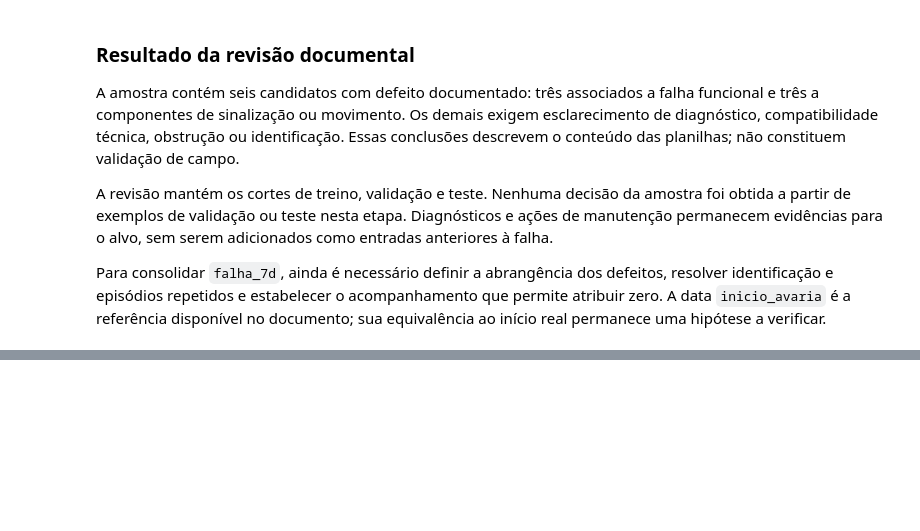
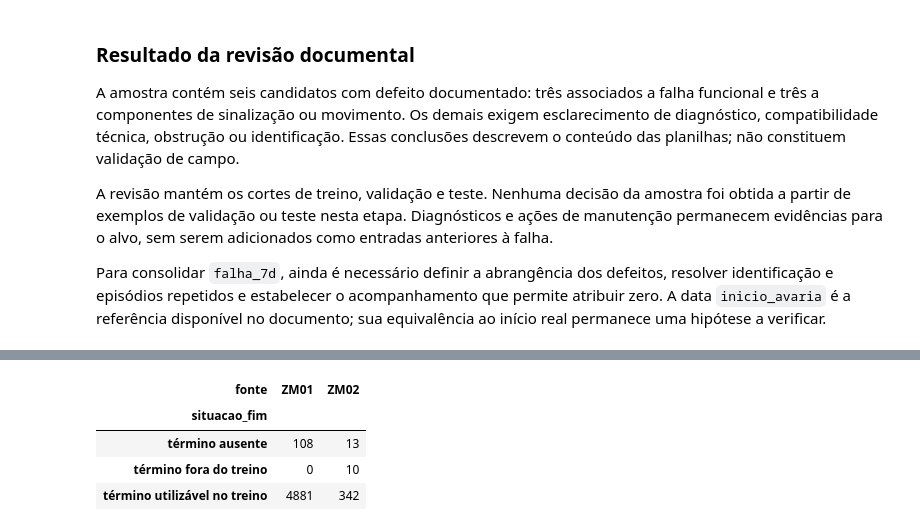
Before and after one commit to joaocardosodias/Lumem, a Jupyter notebook: models/modelo-rnn-1/01-criacao-tabela-mestra.ipynb, the cells around one changed output, grey strips where cells are left out. Saved outputs shown, nothing was run; the diff lists cells and outputs as text; code cells hidden in the pictures; blank space fills up the shorter version.

```diff
--- a/models/modelo-rnn-1/01-criacao-tabela-mestra.ipynb
+++ b/models/modelo-rnn-1/01-criacao-tabela-mestra.ipynb
@@ -3996,0 +4005,54 @@ Para consolidar `falha_7d`, ainda é necessário definir a abrangência dos defe
+# %%
+colunas_intervalo = [
+    "nota", "ordem", "local_de_instalacao",
+    "inicio_avaria_datetime", "fim_avaria_datetime",
+]
+registros_intervalos = pd.concat([
+    fonte_zm01_alvo[colunas_intervalo].assign(fonte="ZM01"),
+    bases["ZM02"][colunas_intervalo].assign(fonte="ZM02"),
+], ignore_index=True)
+
+chaves_intervalos = extrair_ativos(registros_intervalos["local_de_instalacao"])
+registros_intervalos["chave_candidata"] = chaves_intervalos["chave_candidata"]
+registros_intervalos["inicio_avaria"] = pd.to_datetime(
+    registros_intervalos["inicio_avaria_datetime"], errors="coerce"
+)
+registros_intervalos["fim_avaria"] = pd.to_datetime(
+    registros_intervalos["fim_avaria_datetime"], errors="coerce"
+)
+registros_intervalos["id_candidato"] = (
+    registros_intervalos["chave_candidata"] + "|"
+    + registros_intervalos["inicio_avaria"].dt.strftime("%Y%m%dT%H%M%S.%f")
+)
+
+ids_intervalos_treino = candidatos_episodios.loc[
+    candidatos_episodios["inicio_avaria"] < INICIO_VALIDACAO, "id_candidato"
+]
+intervalos_treino = registros_intervalos.loc[
+    registros_intervalos["id_candidato"].isin(ids_intervalos_treino)
+].copy()
+
+intervalos_treino["situacao_fim"] = "término utilizável no treino"
+intervalos_treino.loc[
+    intervalos_treino["fim_avaria"].isna(), "situacao_fim"
+] = "término ausente"
+intervalos_treino.loc[
+    intervalos_treino["fim_avaria"] < intervalos_treino["inicio_avaria"], "situacao_fim"
+] = "término anterior ao início"
+intervalos_treino.loc[
+    intervalos_treino["fim_avaria"] >= INICIO_VALIDACAO, "situacao_fim"
+] = "término fora do treino"
+
+intervalos_treino["fim_utilizavel"] = intervalos_treino["fim_avaria"].where(
+    intervalos_treino["situacao_fim"].eq("término utilizável no treino")
+)
+assert (intervalos_treino["inicio_avaria"] < INICIO_VALIDACAO).all()
+assert (intervalos_treino["fim_utilizavel"].dropna() < INICIO_VALIDACAO).all()
+
+display(pd.crosstab(intervalos_treino["situacao_fim"], intervalos_treino["fonte"]))
+# %% [output]
+| fonte | ZM01 | ZM02 |
+| situacao_fim |  |  |
+| término ausente | 108 | 13 |
+| término fora do treino | 0 | 10 |
+| término utilizável no treino | 4881 | 342 |
```
Also changed, not shown: parts of 6 cells of this notebook.
